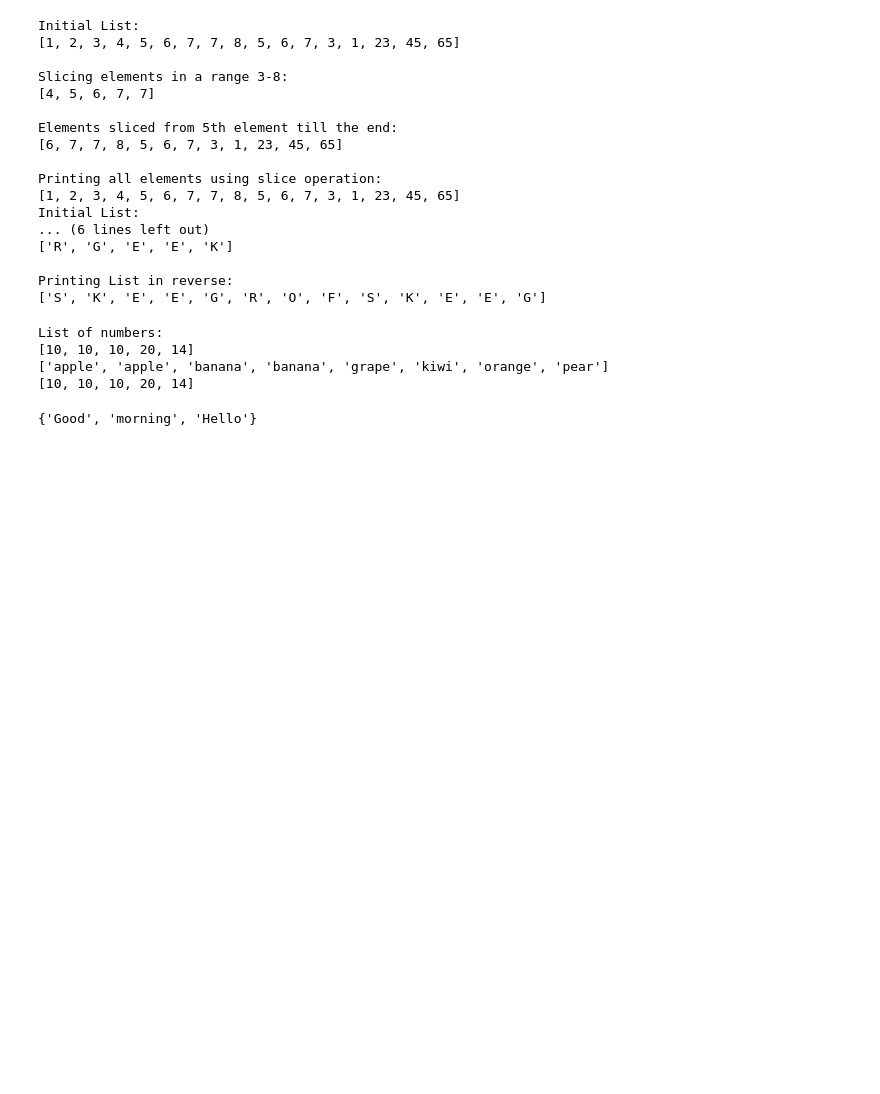
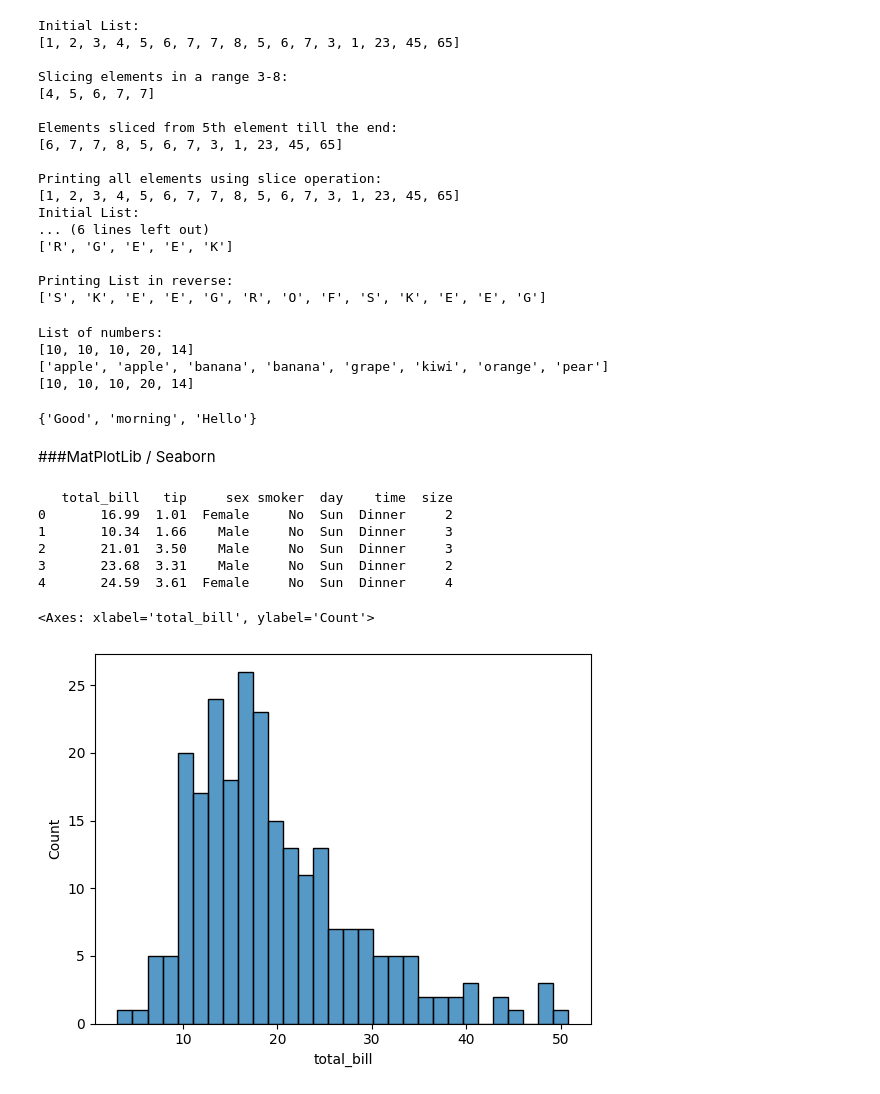
Before and after one commit to 41vi4p/python-learn, a Jupyter notebook: notes.ipynb, the cells around one changed output. Saved outputs shown, nothing was run; the diff lists cells and outputs as text; code cells hidden in the pictures; blank space fills up the shorter version.

```diff
--- a/notes.ipynb
+++ b/notes.ipynb
@@ -1040,3 +1040,24 @@ a = {'Hello', 'Good', 'morning'}
 print(a)
 # %% [output]
 {'Good', 'morning', 'Hello'}
+# %% [markdown]
+###MatPlotLib / Seaborn
+# %%
+import seaborn as sns
+import pandas as pd
+import matplotlib.pyplot as plt
+
+tips = pd.read_csv('tips.csv')
+print(tips.head())
+
+sns.histplot(tips['total_bill'], bins = 30)
+sns.jointplot(x='total_bill', y )
+# %% [output]
+   total_bill   tip     sex smoker  day    time  size
+0       16.99  1.01  Female     No  Sun  Dinner     2
+1       10.34  1.66    Male     No  Sun  Dinner     3
+2       21.01  3.50    Male     No  Sun  Dinner     3
+3       23.68  3.31    Male     No  Sun  Dinner     2
+4       24.59  3.61  Female     No  Sun  Dinner     4
+<Axes: xlabel='total_bill', ylabel='Count'>
+[figure, added]
```
Also changed, not shown: 2 other files.
